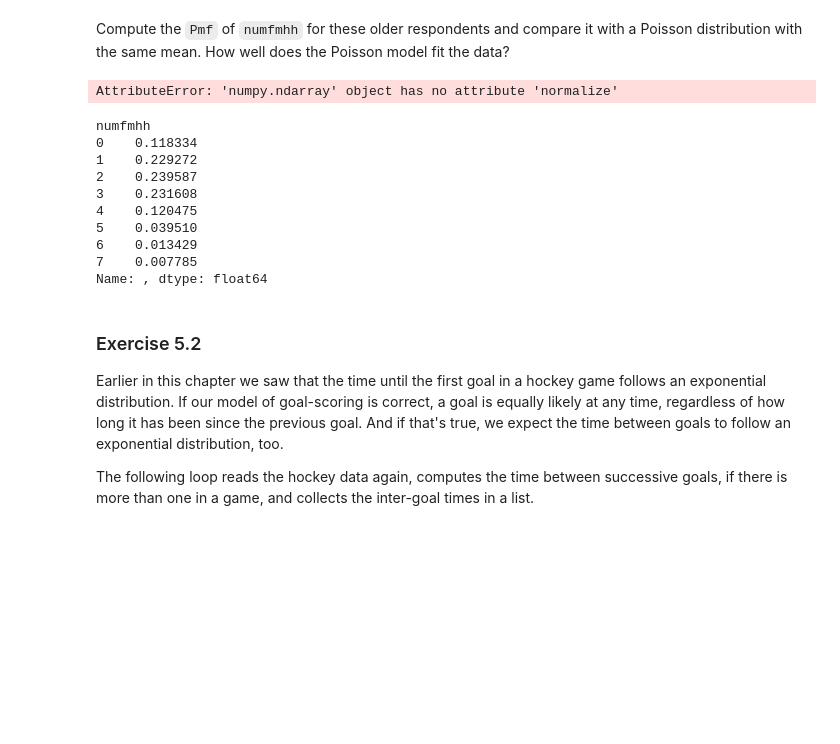
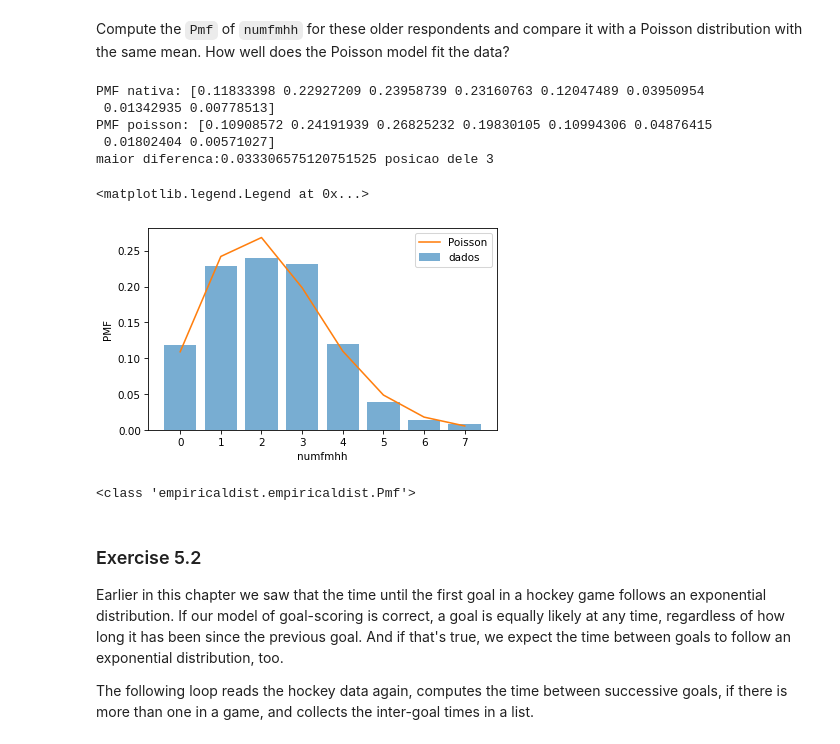
Before and after one commit to gustavomiranda2302/pandas, a Jupyter notebook: nb/chap05.ipynb, the cells around one changed output. Drawn from its saved outputs; the diff is of its cells as text; code cells hidden in the pictures; blank space fills up the shorter version.

```diff
--- a/nb/chap05.ipynb
+++ b/nb/chap05.ipynb
@@ -801,43 +801,49 @@ num_family = older["numfmhh"]
 Compute the `Pmf` of `numfmhh` for these older respondents and compare it with a Poisson distribution with the same mean.
 How well does the Poisson model fit the data?
 # %%
-
-import scipy.stats as sp_stats
-
+import scipy.stats as st
 num_family.describe()
 count = 5138
 std = 1.4608
 media = 2.2177
-pmf_num_family = Pmf.from_seq(num_family)
-qs= pmf_num_family.qs # o qs guarda os valores que aparecem no conjunto de dados
-ps_poisson = sp_stats.poisson(media).pmf(qs)
+pmf_nf = Pmf.from_seq(num_family)
+qs = pmf_nf.qs #.qs  = valores que aparecem no conjunto de dados (qs = quantis)
+#print(qs)
+ps = st.poisson(media).pmf(qs) # .ps = probabilidades
+#print(ps.sum())
+#print(num_family.var())
+pmf_p = Pmf(ps , qs)
+pmf_p.normalize()
+#print(pmf.sum()
 
-ps_poisson.normalize()
-print(ps_poisson.sum())
-print(num_family.var())
-pmf_poisson = Pmf(ps_poisson, qs)
-pmf_poisson.normalize()
-print(pmf_poisson.sum())
+print(f"PMF nativa: {pmf_nf.ps}")
+print(f"PMF poisson: {pmf_p.ps}")
+dif = pmf_nf.ps - pmf_p.ps
+mn = max(dif)
+pos = np.argmax(np.abs(dif))
+print(f"maior diferenca:{mn} posicao dele {pos}")
 # %% [output]
-AttributeError: 'numpy.ndarray' object has no attribute 'normalize'
+PMF nativa: [0.11833398 0.22927209 0.23958739 0.23160763 0.12047489 0.03950954
+ 0.01342935 0.00778513]
+PMF poisson: [0.10908572 0.24191939 0.26825232 0.19830105 0.10994306 0.04876415
+ 0.01802404 0.00571027]
+maior diferenca:0.033306575120751525 posicao dele 3
 # %%
-from empiricaldist import Pmf
-pmf_num_family = Pmf.from_seq(num_family)
+import matplotlib.pyplot as plt
 
-print(pmf_num_family)
+pmf_nf.bar(label="dados" , alpha= 0.6)
+pmf_p.plot(label="Poisson" , color="C1")
+plt.xlabel("numfmhh")
+plt.ylabel("PMF")
+plt.legend()
+#o formato geral se ajusta bem, mas a poisson erra por que tamanho das familias nao sao aleatorias
 # %% [output]
-numfmhh
-0    0.118334
-1    0.229272
-2    0.239587
-3    0.231608
-4    0.120475
-5    0.039510
-6    0.013429
-7    0.007785
-Name: , dtype: float64
+<matplotlib.legend.Legend at 0x...>
+[figure, added]
 # %%
-# Solution goes here
+print(type(pmf_p))
+# %% [output]
+<class 'empiricaldist.empiricaldist.Pmf'>
 # %%
 # Solution goes here
 # %%
```
Also changed, not shown: parts of 9 cells of this notebook.
